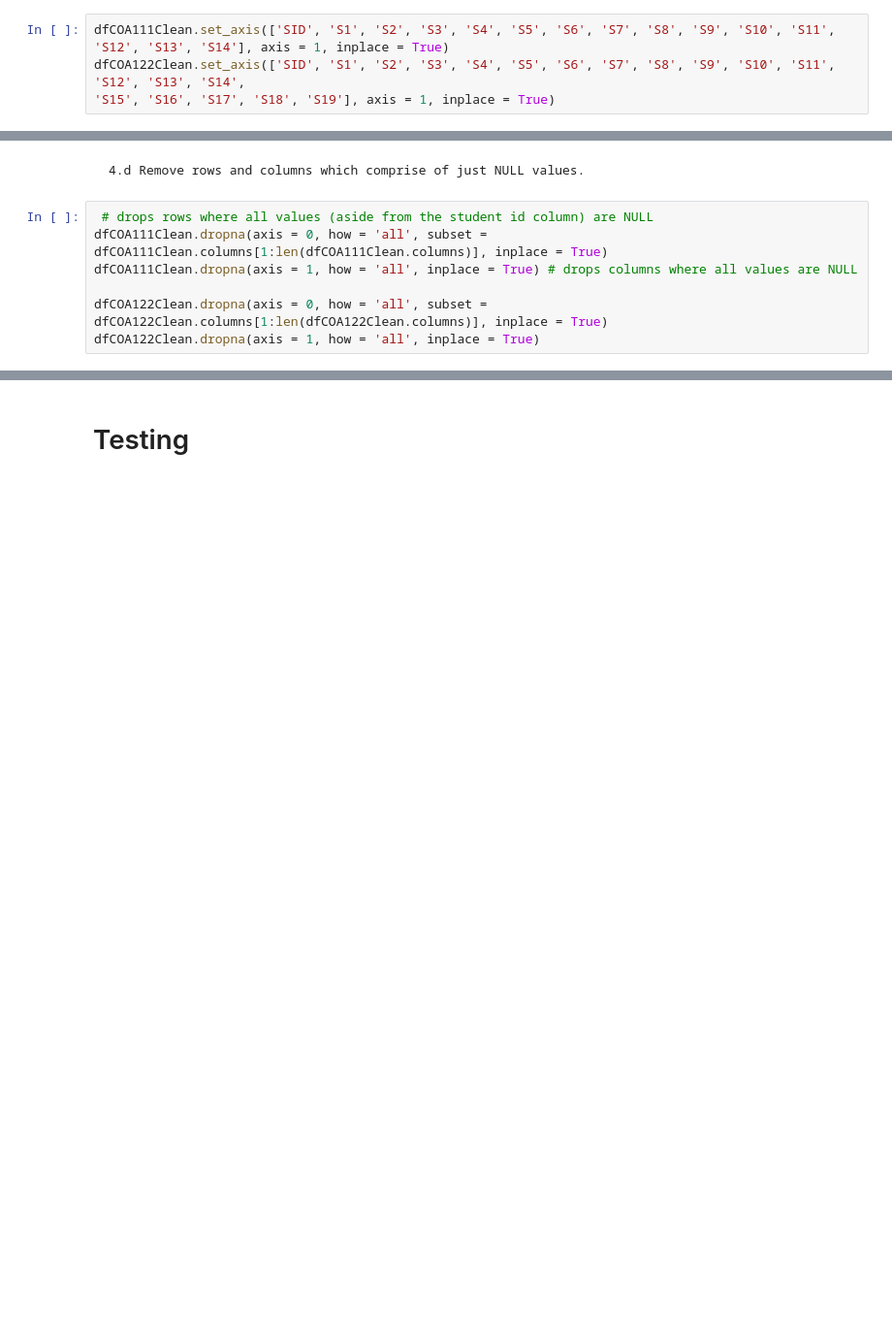
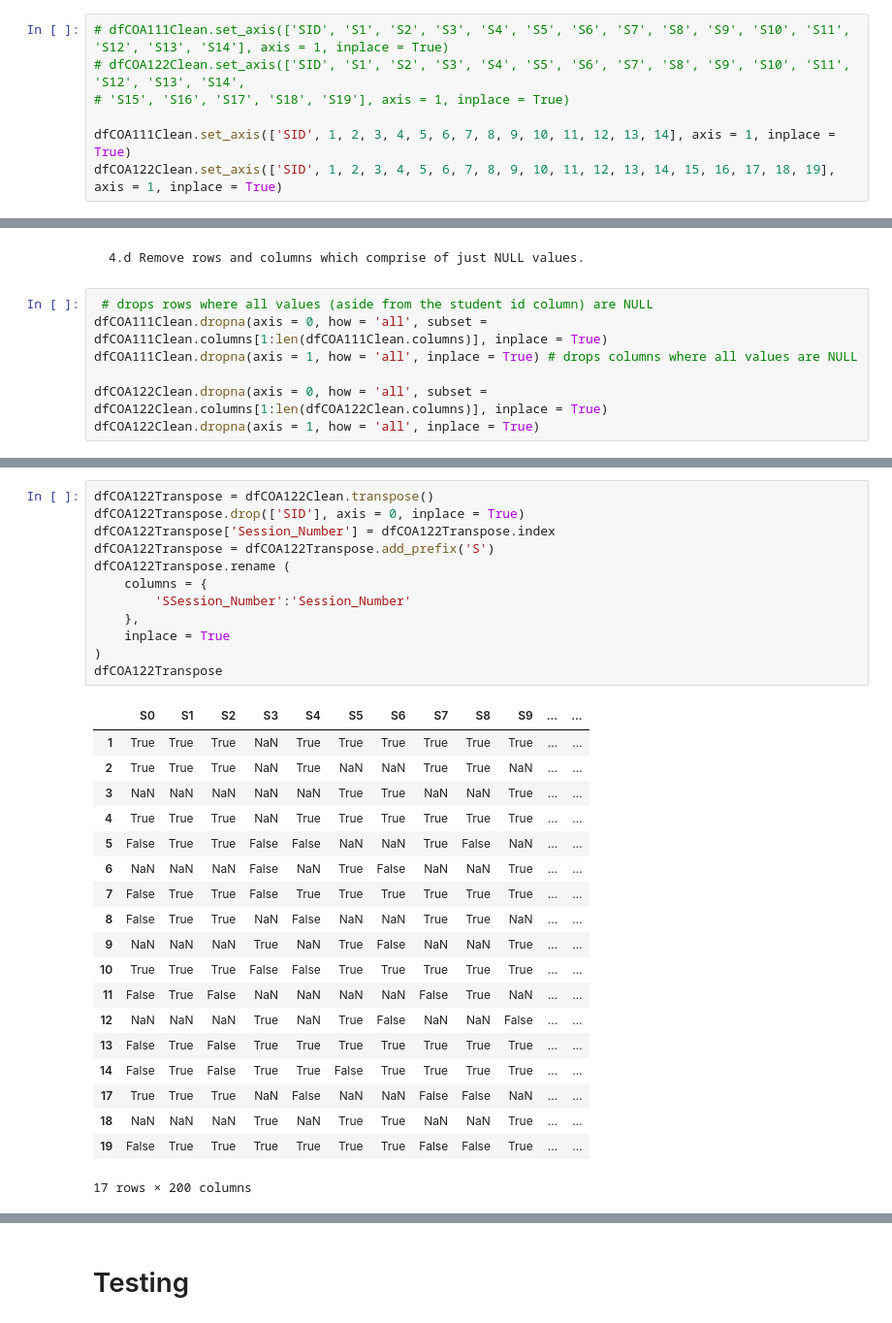
Before and after one commit to DeraUchenwoke/DataScienceProjects22, a Jupyter notebook: main/2022Coursework/CW_Preprocessing.ipynb, the cells around one changed output, grey strips where cells are left out. Shown: that part at 97% size. Saved outputs shown, nothing was run; the diff lists cells and outputs as text; blank space fills up the shorter version.

Commit message:
transposed attendance tables

```diff
--- a/main/2022Coursework/CW_Preprocessing.ipynb
+++ b/main/2022Coursework/CW_Preprocessing.ipynb
@@ -116,9 +196,12 @@ dfCOA122Clean = dfCOA122.copy()
 # %% [markdown]
     4.b Rename the columns of copied data frames with a unique session id/number.
 # %%
-dfCOA111Clean.set_axis(['SID', 'S1', 'S2', 'S3', 'S4', 'S5', 'S6', 'S7', 'S8', 'S9', 'S10', 'S11', 'S12', 'S13', 'S14'], axis = 1, inplace = True)
-dfCOA122Clean.set_axis(['SID', 'S1', 'S2', 'S3', 'S4', 'S5', 'S6', 'S7', 'S8', 'S9', 'S10', 'S11', 'S12', 'S13', 'S14',
-'S15', 'S16', 'S17', 'S18', 'S19'], axis = 1, inplace = True)
+# dfCOA111Clean.set_axis(['SID', 'S1', 'S2', 'S3', 'S4', 'S5', 'S6', 'S7', 'S8', 'S9', 'S10', 'S11', 'S12', 'S13', 'S14'], axis = 1, inplace = True)
+# dfCOA122Clean.set_axis(['SID', 'S1', 'S2', 'S3', 'S4', 'S5', 'S6', 'S7', 'S8', 'S9', 'S10', 'S11', 'S12', 'S13', 'S14',
+# 'S15', 'S16', 'S17', 'S18', 'S19'], axis = 1, inplace = True)
+
+dfCOA111Clean.set_axis(['SID', 1, 2, 3, 4, 5, 6, 7, 8, 9, 10, 11, 12, 13, 14], axis = 1, inplace = True)
+dfCOA122Clean.set_axis(['SID', 1, 2, 3, 4, 5, 6, 7, 8, 9, 10, 11, 12, 13, 14, 15, 16, 17, 18, 19], axis = 1, inplace = True)
 # %% [markdown]
     4.c Replace the following:
         - 'Ex' with a null value
@@ -150,3 +257,35 @@ dfCOA122Clean
+# %%
+dfCOA122Transpose = dfCOA122Clean.transpose()
+dfCOA122Transpose.drop(['SID'], axis = 0, inplace = True)
+dfCOA122Transpose['Session_Number'] = dfCOA122Transpose.index
+dfCOA122Transpose = dfCOA122Transpose.add_prefix('S')
+dfCOA122Transpose.rename (
+    columns = {
+        'SSession_Number':'Session_Number'
+    },
+    inplace = True
+)
+dfCOA122Transpose
+# %% [output]
+|  | S0 | S1 | S2 | S3 | S4 | S5 | S6 | S7 | S8 | S9 | ... | ... |
+| 1 | True | True | True | NaN | True | True | True | True | True | True | ... | ... |
+| 2 | True | True | True | NaN | True | NaN | NaN | True | True | NaN | ... | ... |
+| 3 | NaN | NaN | NaN | NaN | NaN | True | True | NaN | NaN | True | ... | ... |
+| 4 | True | True | True | NaN | True | True | True | True | True | True | ... | ... |
+| 5 | False | True | True | False | False | NaN | NaN | True | False | NaN | ... | ... |
+| 6 | NaN | NaN | NaN | False | NaN | True | False | NaN | NaN | True | ... | ... |
+| 7 | False | True | True | False | True | True | True | True | True | True | ... | ... |
+| 8 | False | True | True | NaN | False | NaN | NaN | True | True | NaN | ... | ... |
+| 9 | NaN | NaN | NaN | True | NaN | True | False | NaN | NaN | True | ... | ... |
+| 10 | True | True | True | False | False | True | True | True | True | True | ... | ... |
+| 11 | False | True | False | NaN | NaN | NaN | NaN | False | True | NaN | ... | ... |
+| 12 | NaN | NaN | NaN | True | NaN | True | False | NaN | NaN | False | ... | ... |
+| 13 | False | True | False | True | True | True | True | True | True | True | ... | ... |
+| 14 | False | True | False | True | True | False | True | True | True | True | ... | ... |
+| 17 | True | True | True | NaN | False | NaN | NaN | False | False | NaN | ... | ... |
+| 18 | NaN | NaN | NaN | True | NaN | True | True | NaN | NaN | True | ... | ... |
+| 19 | False | True | True | True | True | True | True | False | False | True | ... | ... |
+17 rows × 200 columns
 # %% [markdown]
     4.e Create a database in SQlite and save it as CWDatabase.db.
     Then create tables in sql and store the dataframes* into these tables.
```
Also changed, not shown: parts of 11 cells of this notebook, 1 other file.
